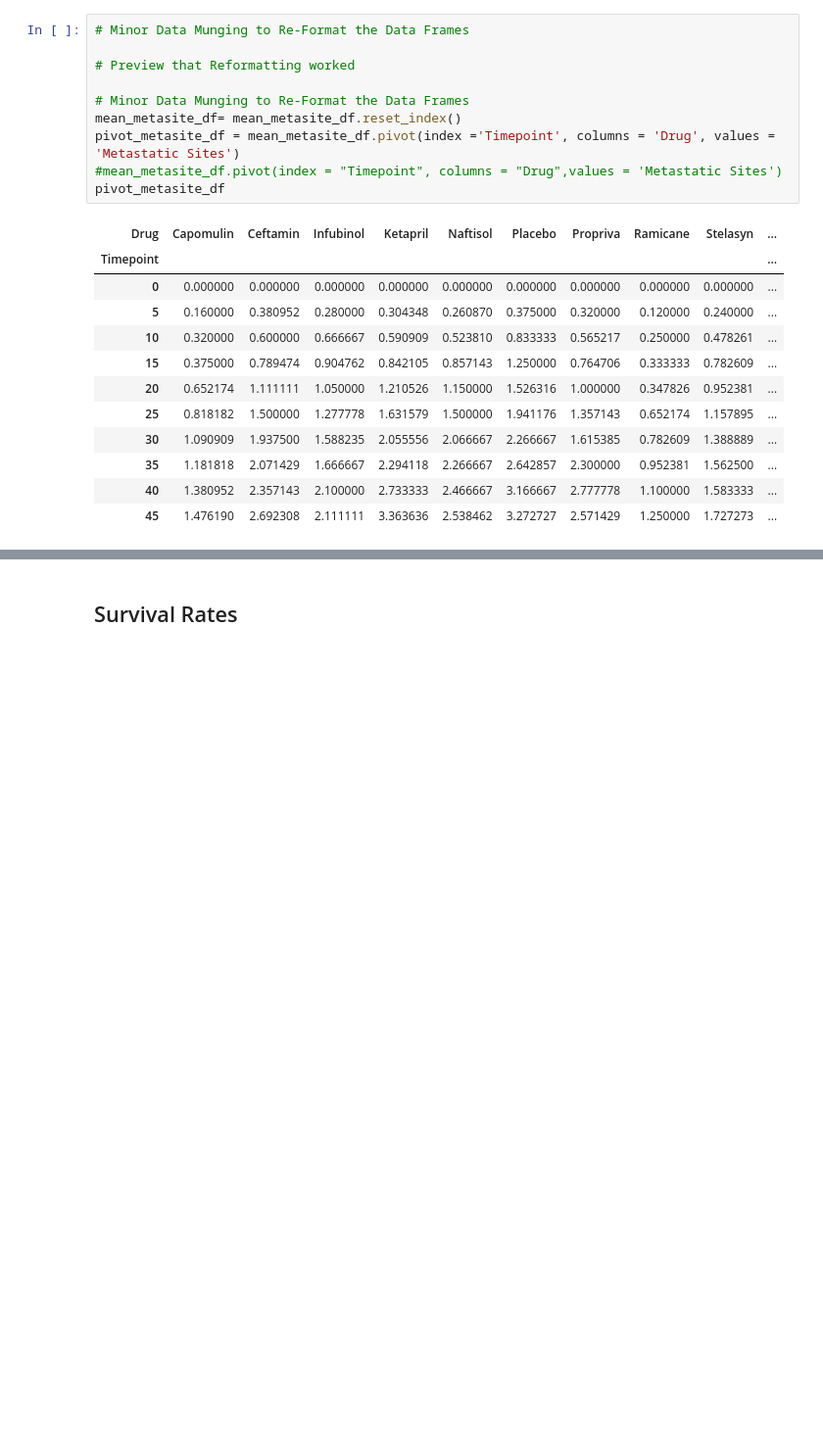
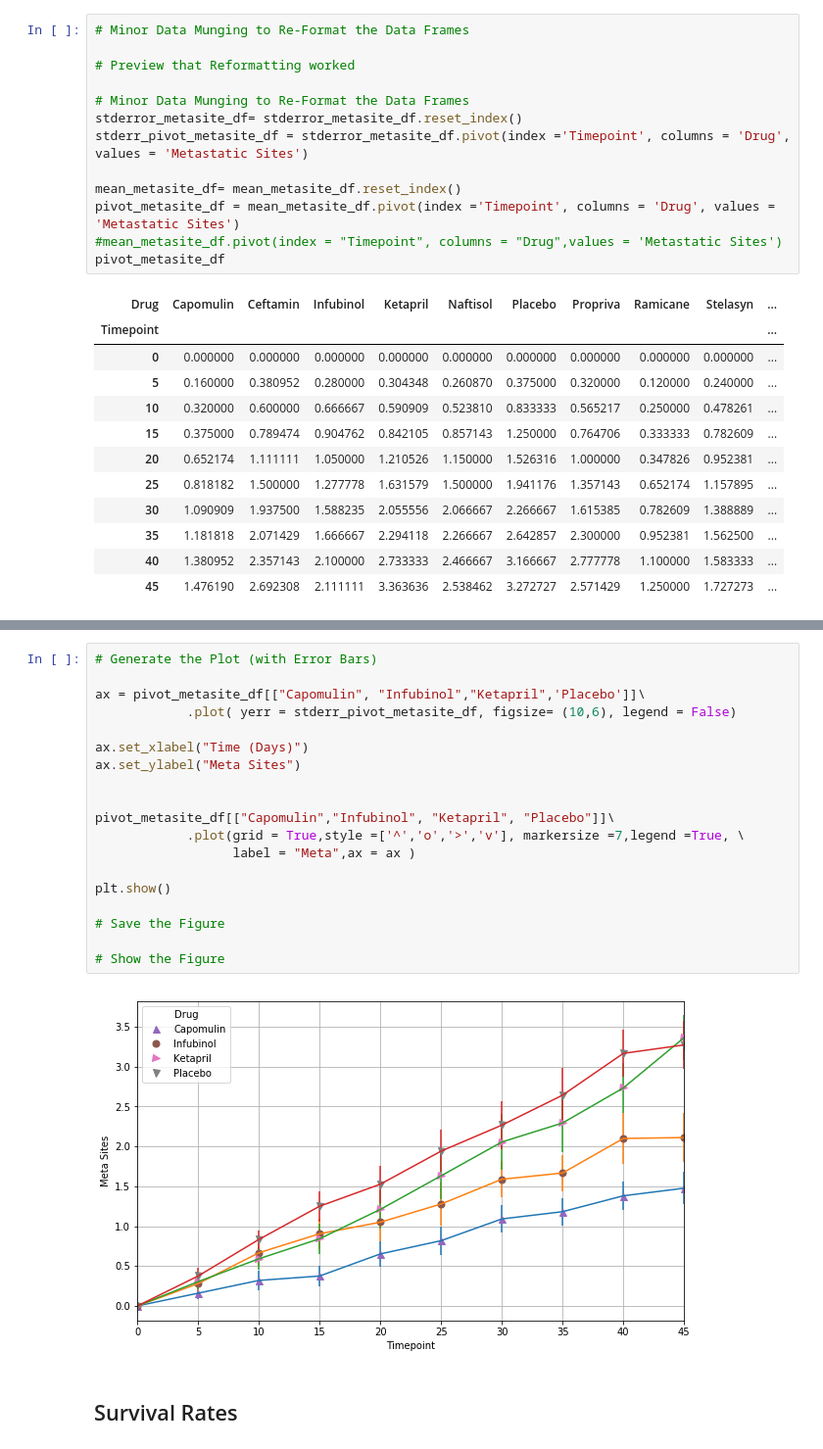
Before and after one commit to vinayakdixit/Homework_Submission, a Jupyter notebook: Matplotlib/Pymaceuticals/Vin-pymaceuticals.ipynb, the cells around one changed output, grey strips where cells are left out. Shown at 98% size. Drawn from its saved outputs; the diff is of its cells as text; blank space fills up the shorter version.

```diff
--- a/Matplotlib/Pymaceuticals/Vin-pymaceuticals.ipynb
+++ b/Matplotlib/Pymaceuticals/Vin-pymaceuticals.ipynb
@@ -234,6 +209,9 @@ Name: Metastatic Sites, dtype: float64
 # Preview that Reformatting worked
 
 # Minor Data Munging to Re-Format the Data Frames
+stderror_metasite_df= stderror_metasite_df.reset_index()
+stderr_pivot_metasite_df = stderror_metasite_df.pivot(index ='Timepoint', columns = 'Drug', values = 'Metastatic Sites')
+
 mean_metasite_df= mean_metasite_df.reset_index()
 pivot_metasite_df = mean_metasite_df.pivot(index ='Timepoint', columns = 'Drug', values = 'Metastatic Sites')
 #mean_metasite_df.pivot(index = "Timepoint", columns = "Drug",values = 'Metastatic Sites')
@@ -275,3 +232,24 @@ pivot_metasite_df.plot()
+# %%
+# Generate the Plot (with Error Bars)
+
+ax = pivot_metasite_df[["Capomulin", "Infubinol","Ketapril",'Placebo']]\
+            .plot( yerr = stderr_pivot_metasite_df, figsize= (10,6), legend = False)
+
+ax.set_xlabel("Time (Days)")
+ax.set_ylabel("Meta Sites")
+
+
+pivot_metasite_df[["Capomulin","Infubinol", "Ketapril", "Placebo"]]\
+            .plot(grid = True,style =['^','o','>','v'], markersize =7,legend =True, \
+                  label = "Meta",ax = ax )
+
+plt.show()
+
+# Save the Figure
+
+# Show the Figure
+# %% [output]
+[figure, added]
 # %% [markdown]
 ## Survival Rates
 # %%
```
Also changed, not shown: parts of 21 cells of this notebook, 4 other files.
